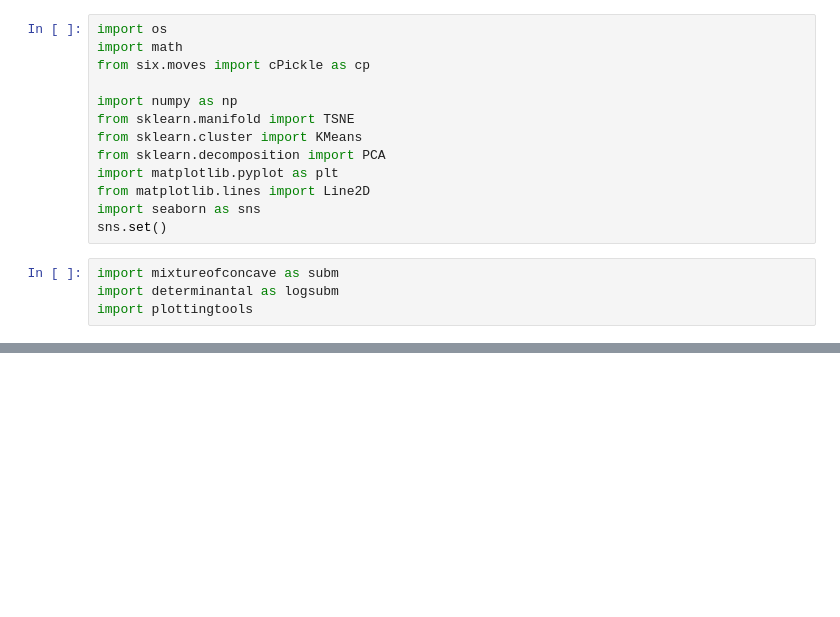
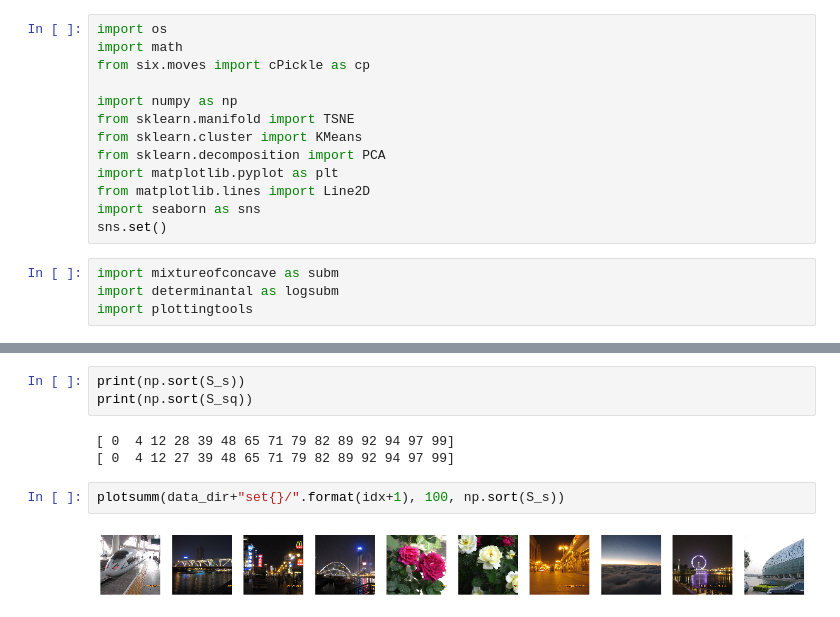
Before and after one commit to neerajaabhyankar/fair-cohort-selection, a Jupyter notebook: expts-imagesumm.ipynb, the cells around one changed output, grey strips where cells are left out. Cells and saved outputs as stored; diff of their text form; blank space fills up the shorter version.

```diff
--- a/expts-imagesumm.ipynb
+++ b/expts-imagesumm.ipynb
@@ -27,0 +174,10 @@ resultdict = cPickle.load(savedict, opfile)
+# %%
+print(np.sort(S_s))
+print(np.sort(S_sq))
+# %% [output]
+[ 0  4 12 28 39 48 65 71 79 82 89 92 94 97 99]
+[ 0  4 12 27 39 48 65 71 79 82 89 92 94 97 99]
+# %%
+plotsumm(data_dir+"set{}/".format(idx+1), 100, np.sort(S_s))
+# %% [output]
+[figure, added]
```
Also changed, not shown: parts of 25 cells of this notebook, 1 other file.
